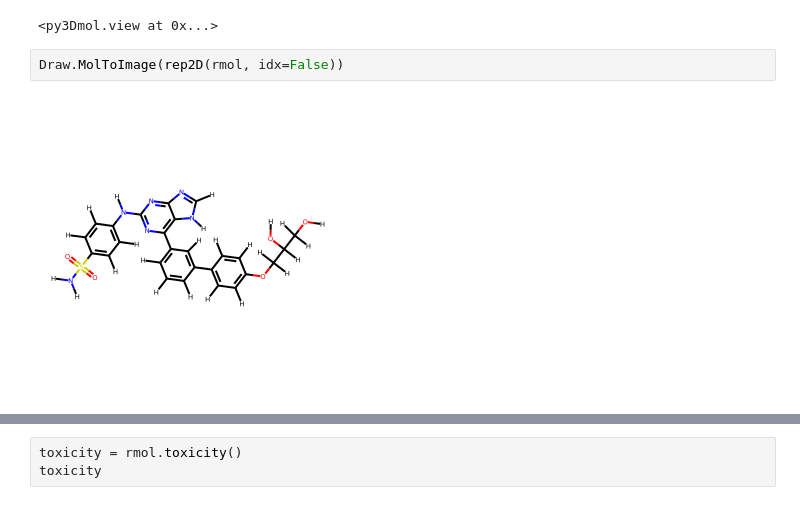
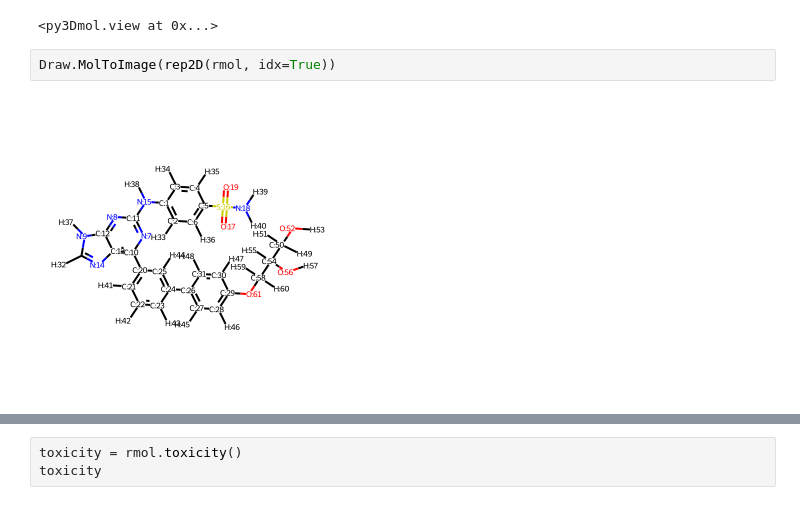
Before and after one commit to cole-group/FEgrow, a Jupyter notebook: rgroups.ipynb, the cells around one changed output, grey strips where cells are left out. Drawn from its saved outputs; the diff is of its cells as text.

```diff
--- a/rgroups.ipynb
+++ b/rgroups.ipynb
@@ -68,6 +51,6 @@ Rgroup atom index <rdkit.Chem.rdchem.QueryAtom object at 0x...> neighbouring <rd
 [interactive output not drawn]
 <py3Dmol.view at 0x...>
 # %%
-Draw.MolToImage(rep2D(rmol, idx=False))
+Draw.MolToImage(rep2D(rmol, idx=True))
 # %% [output]
-[figure, old version]
+[figure, new version]
```
Also changed, not shown: parts of 13 cells of this notebook, 2 other files.
